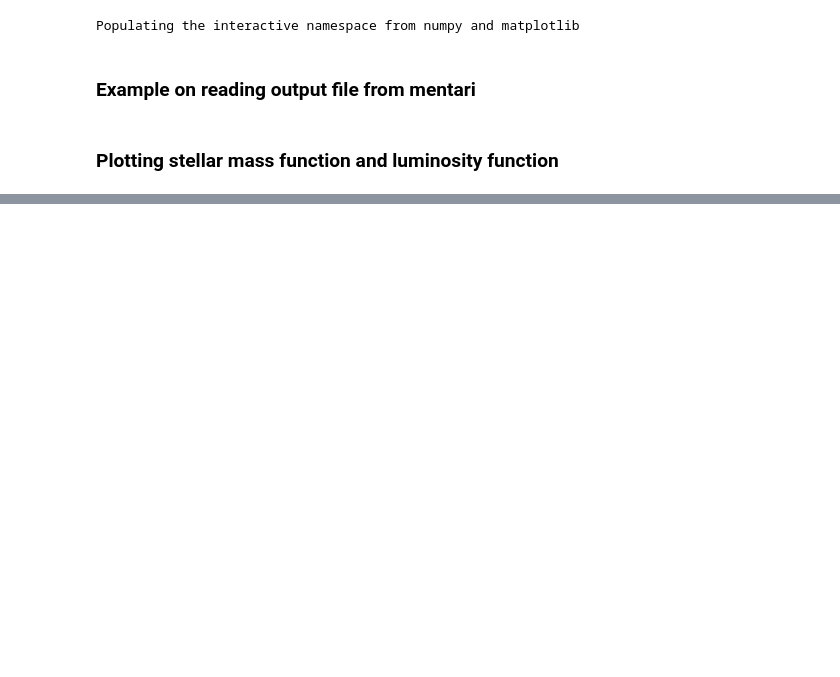
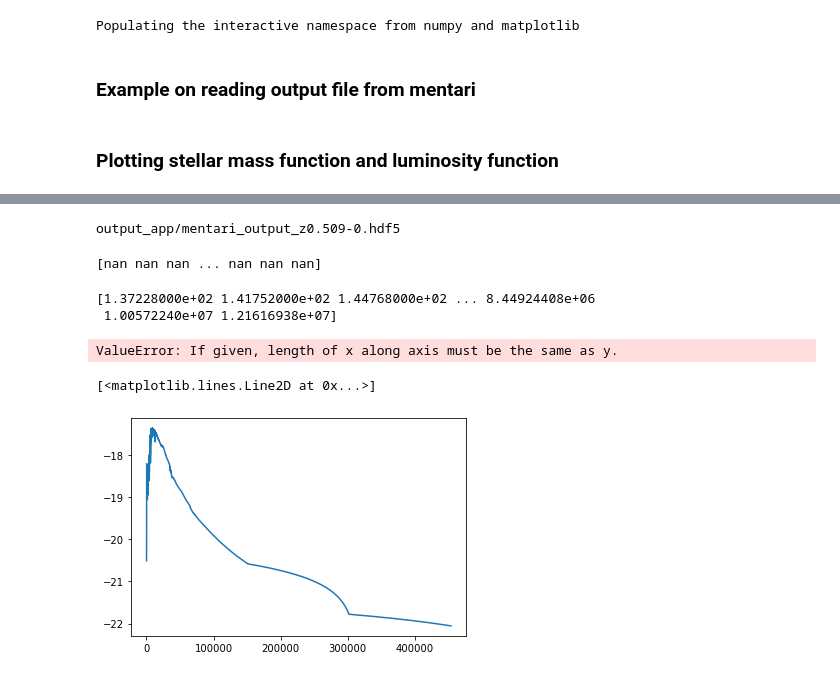
Before and after one commit to dptriani/mentari, a Jupyter notebook: Read W1.ipynb, the cells around one changed output, grey strips where cells are left out. Cells and saved outputs as stored; diff of their text form; code cells hidden in the pictures; blank space fills up the shorter version.

```diff
--- a/Read W1.ipynb
+++ b/Read W1.ipynb
@@ -82,0 +85,56 @@ plt.yscale('log')
+# %%
+file_input = 'output_app/mentari_output_z0.509-0.hdf5'
+print(file_input)
+with h5py.File(file_input, 'r') as f:
+    mass = list(f['StellarMass'])
+    wavelength_m1 = np.array(f['Wavelength_m1'])
+    spectra_m1 = np.array(f['Spectra_m1'])
+    wavelength_s = np.array(f['Wavelength_stellar'])
+    spectra_s = np.array(f['Spectra_stellar'])
+# %% [output]
+output_app/mentari_output_z0.509-0.hdf5
+# %%
+z = 0.509
+mab_app = mtr.compute_mab(wavelength_m1, spectra_m1, filter_list, z)
+# %%
+wavelength, spectrum = mtr.doppler_shift(wavelength_m1, spectra_m1, z)
+#print(wavelength, spectrum[0])
+F = mtr.read_filters()
+filters_wave = eval('F.WISE_W1_wave')
+filters = eval('F.WISE_W1')
+if filters[0] != 0:
+    filters[0] = 0
+if filters[-1] != 0:
+    filters[-1] = 0
+filt_int  = np.interp(wavelength, filters_wave, filters)
+filtSpec = filt_int * spectrum
+flux = simps(filtSpec, sort(wavelength))
+print(flux)
+# %% [output]
+[nan nan nan ... nan nan nan]
+# %%
+wavelength, spectrum = mtr.doppler_shift(wavelength_m1, spectra_m1, 0.508)
+F = mtr.read_filters()
+filters_wave = eval('F.WISE_W1_wave')
+filters = eval('F.WISE_W1')
+if filters[0] != 0:
+    filters[0] = 0
+if filters[-1] != 0:
+    filters[-1] = 0
+filt_int  = np.interp(wavelength, filters_wave, filters)
+w = np.where(filt_int > 0)[0]
+filtSpec = filt_int[w] * spectrum[:,w]
+#print(filtSpec[0])
+print(wavelength)
+flux = simps(filtSpec, wavelength)
+print(flux)
+# %% [output]
+[1.37228000e+02 1.41752000e+02 1.44768000e+02 ... 8.44924408e+06
+ 1.00572240e+07 1.21616938e+07]
+ValueError: If given, length of x along axis must be the same as y.
+# %%
+wavelength, spectrum = mtr.doppler_shift(wavelength_m1, spectra_m1, z)
+plt.plot(wavelength, np.log10(spectrum[0]))
+# %% [output]
+[<matplotlib.lines.Line2D at 0x...>]
+[figure, added]
```
Also changed, not shown: parts of 7 cells of this notebook, 3 other files.
